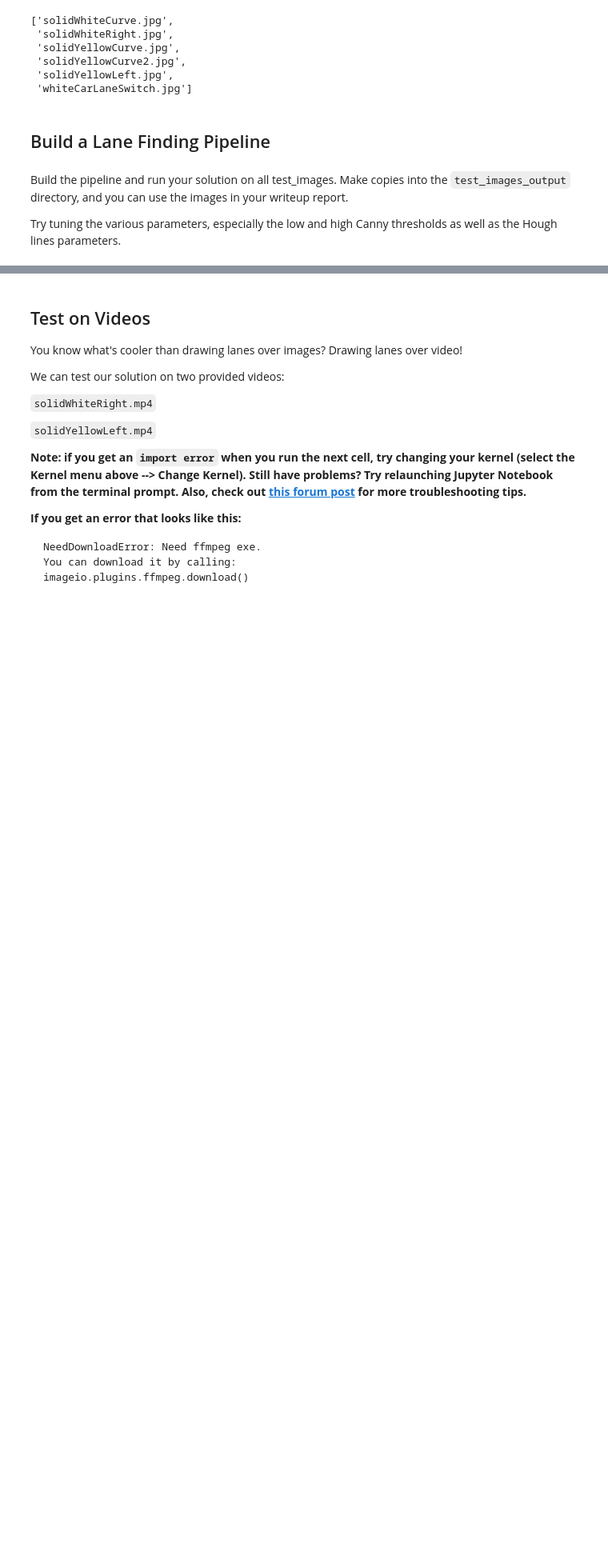
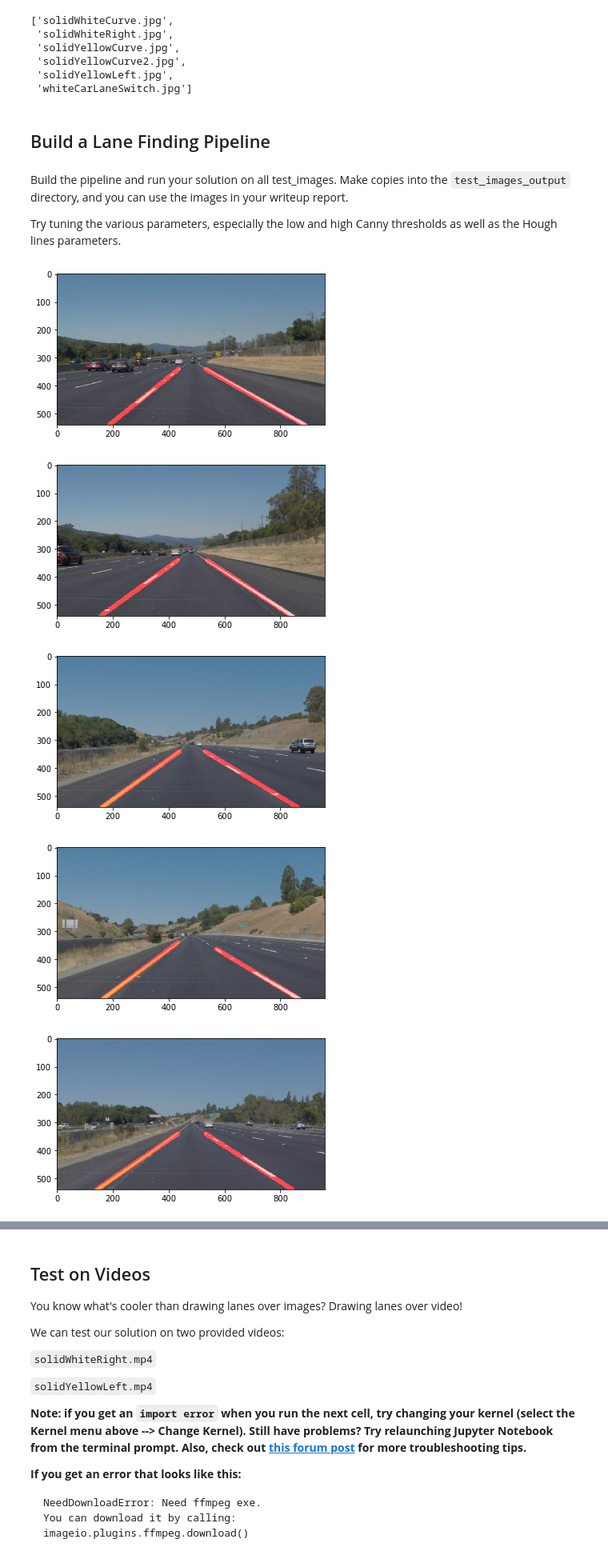
Before and after one commit to mzouink/CarND-LaneLines-P1, a Jupyter notebook: P1.ipynb, the cells around one changed output, grey strips where cells are left out. Shown at 80% size. Cells and saved outputs as stored; diff of their text form; code cells hidden in the pictures; blank space fills up the shorter version.

Commit message:
fix line detection

```diff
--- a/P1.ipynb
+++ b/P1.ipynb
@@ -193,10 +259,41 @@ os.listdir("test_images/")
 Build the pipeline and run your solution on all test_images. Make copies into the `test_images_output` directory, and you can use the images in your writeup report.
 
 Try tuning the various parameters, especially the low and high Canny thresholds as well as the Hough lines parameters.
-# %%
-if not os.path.exists("test_images_output"):
-    os.makedirs("test_images_output")
-for element in os.listdir("test_images/"):
-    image = mpimg.imread("test_images/"+element)
-    result = process_image(image)
-    scipy.misc.imsave("test_images_output/"+element, result)
+# %%
+def lane_finding_pipeline(image):
+    gray = grayscale(image)
+
+    kernel_size = 7
+    blur_gray = gaussian_blur(gray, kernel_size)
+
+    low_threshold = 50
+    high_threshold = 150
+    edges = canny(blur_gray, low_threshold, high_threshold)
+
+    imshape = image.shape
+    vertices = np.array([[(70,imshape[0]),(imshape[1]/2-70, imshape[0]/2+70), (imshape[1]/2+70, imshape[0]/2+70), (imshape[1]-40,imshape[0])]], dtype=np.int32)
+    masked_image = region_of_interest(edges, vertices)
+
+    rho = 1
+    theta = np.pi/180
+    threshold = 10
+    min_line_len = 20
+    max_line_gap = 25
+    line_img = hough_lines(masked_image, rho, theta, threshold, min_line_len, max_line_gap)
+
+    weighted = weighted_img(line_img, image)
+    return weighted
+
+import os
+for element in os.listdir("test_images/"):
+    image = mpimg.imread("test_images/"+element)
+    result = lane_finding_pipeline(image)
+    scipy.misc.imsave("test_images_output/"+element, result)
+    plt.imshow(result)
+    plt.show()
+# %% [output]
+[figure, added]
+[figure, added]
+[figure, added]
+[figure, added]
+[figure, added]
```
Also changed, not shown: parts of 8 cells of this notebook, 10 other files.
